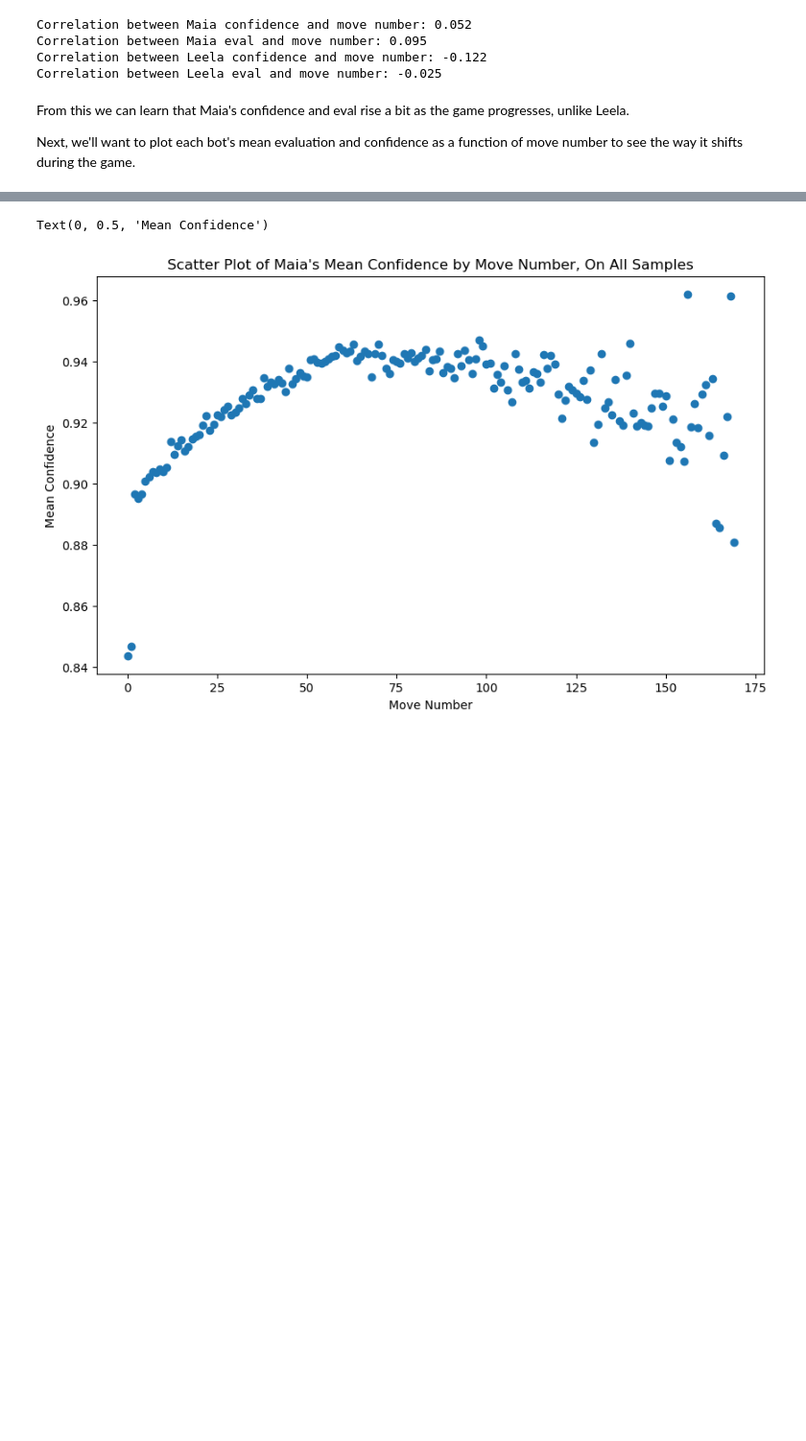
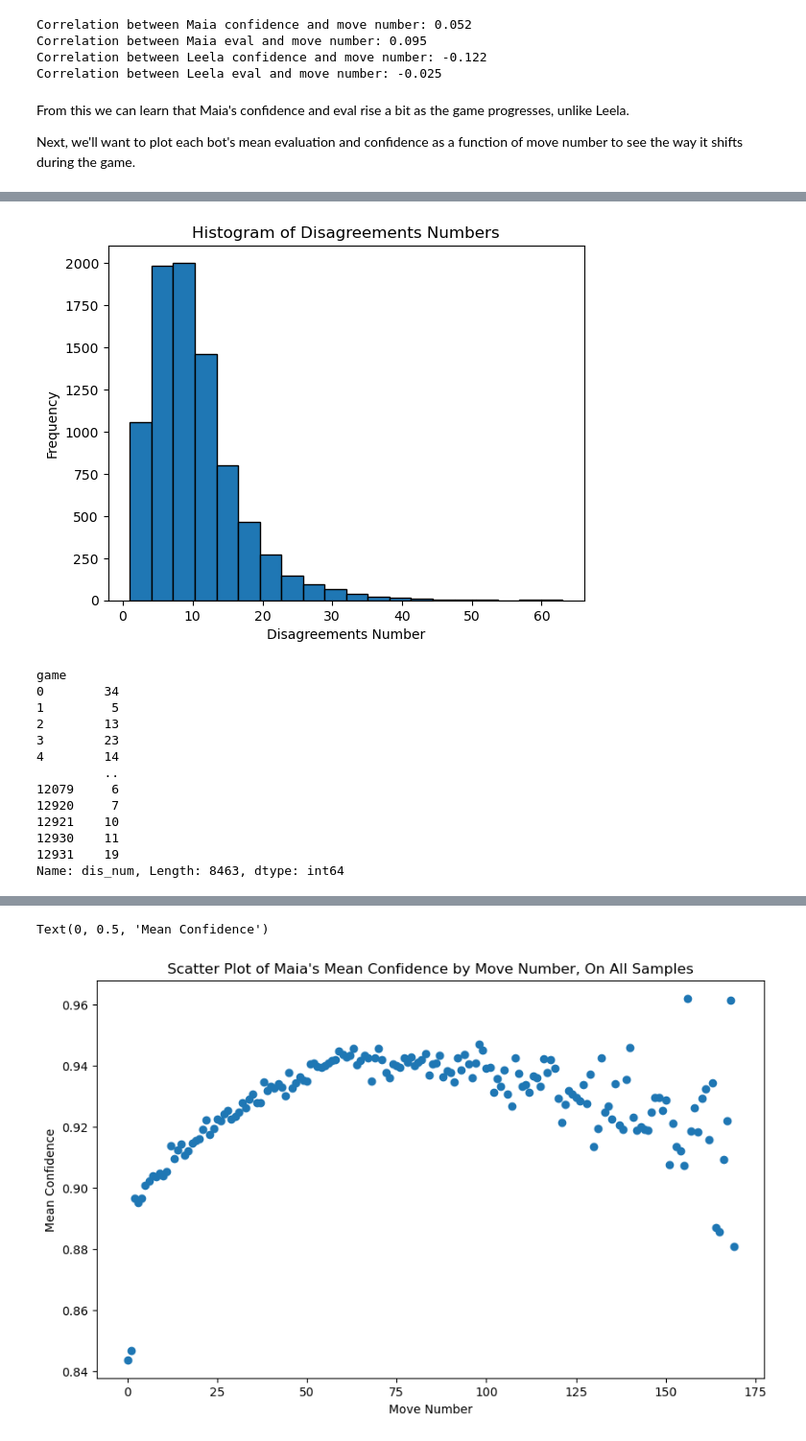
Before and after one commit to dvirsas8/research, a Jupyter notebook: first_analysis.ipynb, the cells around one changed output, grey strips where cells are left out. Shown at 96% size. Saved outputs shown, nothing was run; the diff lists cells and outputs as text; code cells hidden in the pictures; blank space fills up the shorter version.

```diff
--- a/first_analysis.ipynb
+++ b/first_analysis.ipynb
@@ -181,0 +163,11 @@ Text(0, 0.5, 'Mean Evaluation')
+# %%
+disagreement_df['dis_num'] = 0
+cur_game = -1
+cur_count = 1
+for ind, row in disagreement_df.iterrows():
+    cur_count += 1
+    if row['game'] != cur_game:
+        cur_game = row['game']
+        cur_count = 1
+    disagreement_df.loc[ind, 'dis_num'] = cur_count
+print(disagreement_df)
@@ -181,0 +197,23 @@ Text(0, 0.5, 'Mean Evaluation')
+# %%
+max_dis_per_game = disagreement_df.groupby('game')['dis_num'].max()
+plt.hist(max_dis_per_game, bins=20, edgecolor='black')
+plt.xlabel('Disagreements Number')
+plt.ylabel('Frequency')
+plt.title('Histogram of Disagreements Numbers')
+plt.show()
+print(max_dis_per_game)
+# %% [output]
+[figure, added]
+game
+0        34
+1         5
+2        13
+3        23
+4        14
+         ..
+12079     6
+12920     7
+12921    10
+12930    11
+12931    19
+Name: dis_num, Length: 8463, dtype: int64
```
Also changed, not shown: parts of 14 cells of this notebook.
